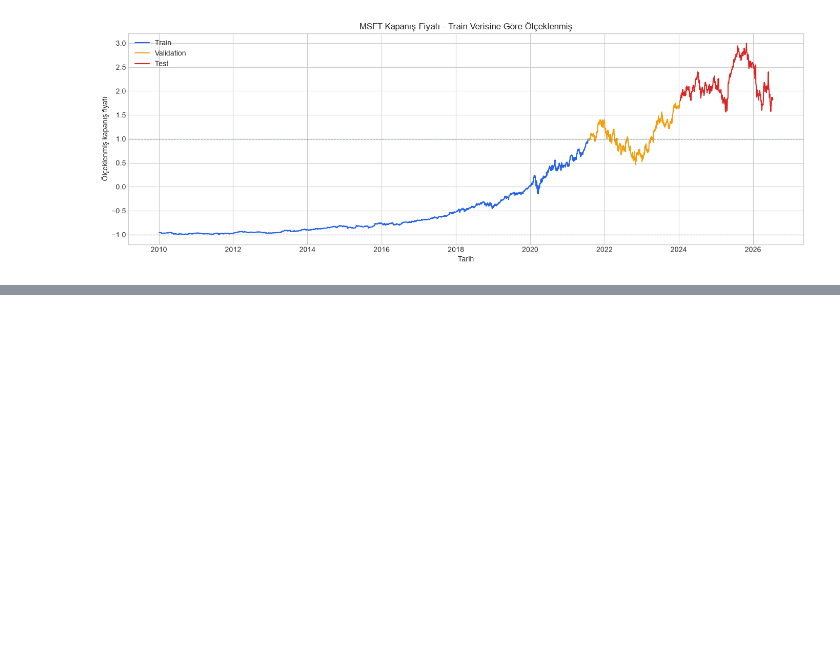
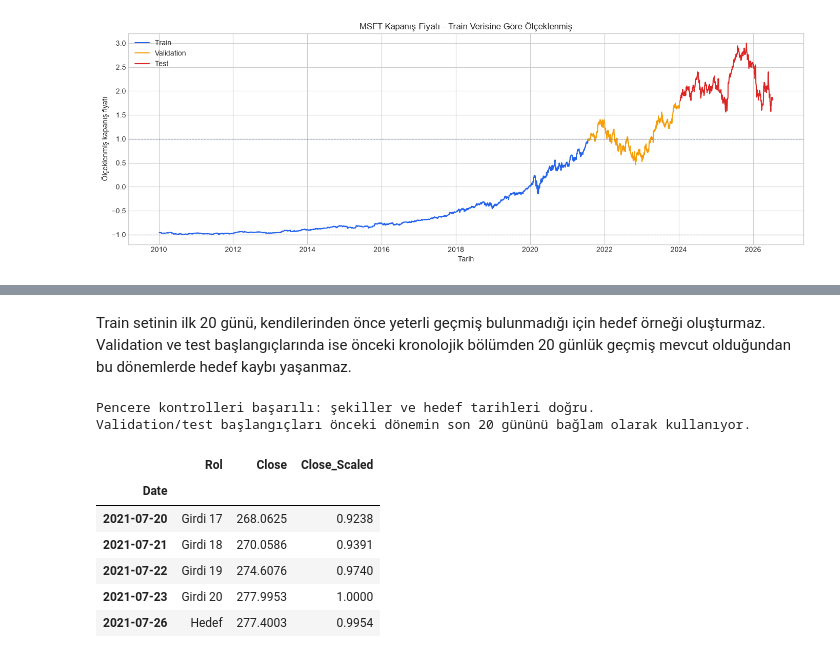
Before and after one commit to bsdburak/MS-Stock-Price-Prediction, a Jupyter notebook: notebooks/02_data_preparation.ipynb, the cells around one changed output, grey strips where cells are left out. Saved outputs shown, nothing was run; the diff lists cells and outputs as text; code cells hidden in the pictures; blank space fills up the shorter version.

```diff
--- a/notebooks/02_data_preparation.ipynb
+++ b/notebooks/02_data_preparation.ipynb
@@ -283,0 +321,10 @@ plt.show()
+# %%
+X_train, y_train, train_target_dates = create_sequences(
+    full_scaled, train_data.index, LOOKBACK
+)
+X_validation, y_validation, validation_target_dates = create_sequences(
+    full_scaled, validation_data.index, LOOKBACK
+)
+X_test, y_test, test_target_dates = create_sequences(
+    full_scaled, test_data.index, LOOKBACK
+)
@@ -283,0 +357,61 @@ plt.show()
+# %% [markdown]
+Train setinin ilk 20 günü, kendilerinden önce yeterli geçmiş bulunmadığı için hedef örneği oluşturmaz. Validation ve test başlangıçlarında ise önceki kronolojik bölümden 20 günlük geçmiş mevcut olduğundan bu dönemlerde hedef kaybı yaşanmaz.
+# %%
+assert X_train.shape == (len(train_data) - LOOKBACK, LOOKBACK, 1)
+assert X_validation.shape == (len(validation_data), LOOKBACK, 1)
+assert X_test.shape == (len(test_data), LOOKBACK, 1)
+assert y_train.shape == (len(X_train), 1)
+assert y_validation.shape == (len(X_validation), 1)
+assert y_test.shape == (len(X_test), 1)
+
+assert train_target_dates[0] == train_data.index[LOOKBACK]
+assert validation_target_dates[0] == validation_data.index[0]
+assert test_target_dates[0] == test_data.index[0]
+
+validation_start_position = full_scaled.index.get_loc(validation_target_dates[0])
+validation_context_dates = full_scaled.index[
+    validation_start_position - LOOKBACK : validation_start_position
+]
+test_start_position = full_scaled.index.get_loc(test_target_dates[0])
+test_context_dates = full_scaled.index[test_start_position - LOOKBACK : test_start_position]
+
+pd.testing.assert_index_equal(validation_context_dates, train_data.index[-LOOKBACK:])
+pd.testing.assert_index_equal(test_context_dates, validation_data.index[-LOOKBACK:])
+
+assert set(train_target_dates).isdisjoint(validation_target_dates)
+assert set(train_target_dates).isdisjoint(test_target_dates)
+assert set(validation_target_dates).isdisjoint(test_target_dates)
+
+np.testing.assert_allclose(
+    y_validation[:, 0], full_scaled.loc[validation_target_dates, "Close_Scaled"]
+)
+np.testing.assert_allclose(y_test[:, 0], full_scaled.loc[test_target_dates, "Close_Scaled"])
+
+print("Pencere kontrolleri başarılı: şekiller ve hedef tarihleri doğru.")
+print("Validation/test başlangıçları önceki dönemin son 20 gününü bağlam olarak kullanıyor.")
+# %% [output]
+Pencere kontrolleri başarılı: şekiller ve hedef tarihleri doğru.
+Validation/test başlangıçları önceki dönemin son 20 gününü bağlam olarak kullanıyor.
+# %%
+first_validation_target_date = validation_target_dates[0]
+example_dates = validation_context_dates.append(
+    pd.DatetimeIndex([first_validation_target_date])
+)
+example_window = pd.DataFrame(
+    {
+        "Rol": [f"Girdi {step}" for step in range(1, LOOKBACK + 1)] + ["Hedef"],
+        "Close": close_prices.loc[example_dates, "Close"].to_numpy(),
+        "Close_Scaled": full_scaled.loc[example_dates, "Close_Scaled"].to_numpy(),
+    },
+    index=example_dates,
+)
+example_window.index.name = "Date"
+example_window.tail()
+# %% [output]
+|  | Rol | Close | Close_Scaled |
+| Date |  |  |  |
+| 2021-07-20 | Girdi 17 | 268.0625 | 0.9238 |
+| 2021-07-21 | Girdi 18 | 270.0586 | 0.9391 |
+| 2021-07-22 | Girdi 19 | 274.6076 | 0.9740 |
+| 2021-07-23 | Girdi 20 | 277.9953 | 1.0000 |
+| 2021-07-26 | Hedef | 277.4003 | 0.9954 |
```
Also changed, not shown: parts of 5 cells of this notebook.
